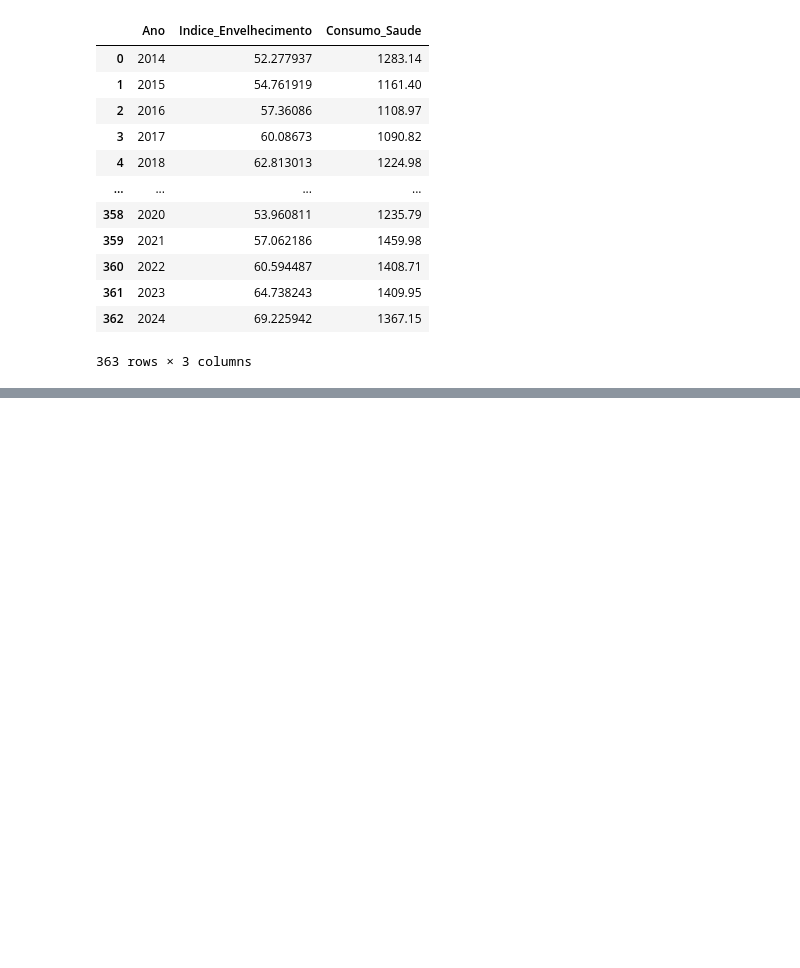
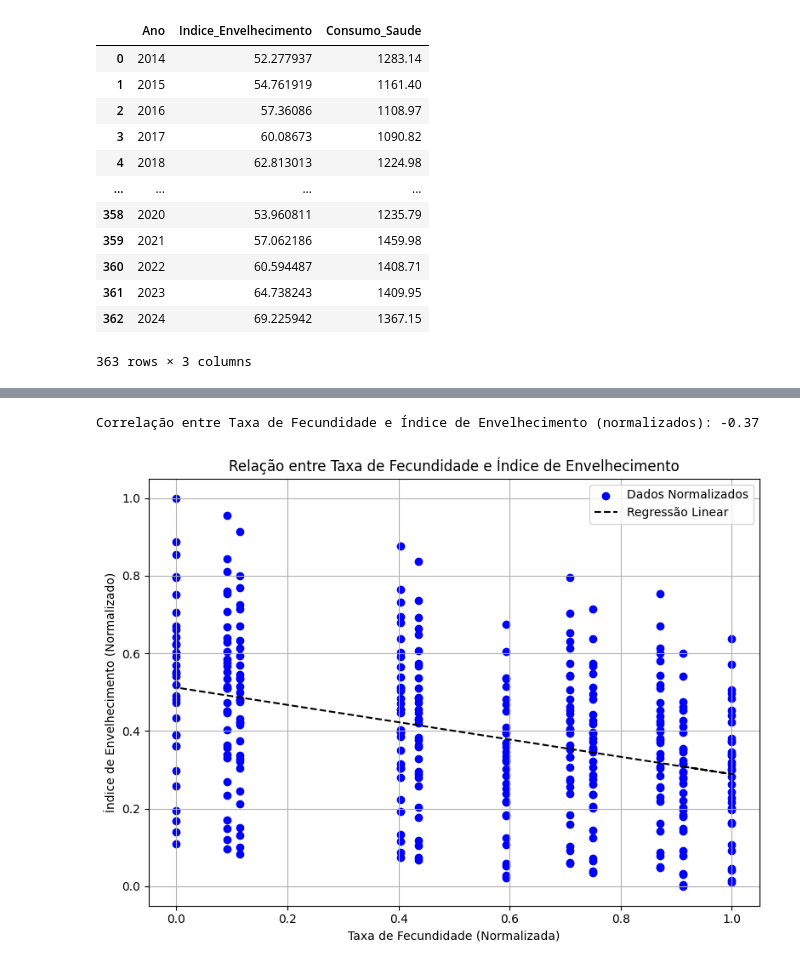
Before and after one commit to gabyxsantos/Economia, a Jupyter notebook: atualizandodf.ipynb, the cells around one changed output, grey strips where cells are left out. Cells and saved outputs as stored; diff of their text form; code cells hidden in the pictures; blank space fills up the shorter version.

```diff
--- a/atualizandodf.ipynb
+++ b/atualizandodf.ipynb
@@ -909,0 +943,7 @@ plt.show()
+# %%
+tx_fecundidade =  tx_fecundidade[(tx_fecundidade["Ano"] > 2013) & (tx_fecundidade["Ano"] < 2025)]
+# %%
+idosos_fecundidade = pop_idosa_brasil.merge(tx_fecundidade, on='Ano')
+idosos_fecundidade = idosos_fecundidade.drop(columns=['index'])
+idosos_fecundidade = idosos_fecundidade.drop(columns=['level_0'])
+idosos_fecundidade
@@ -909,0 +964,39 @@ plt.show()
+# %%
+
+# Converte as colunas para tipo numérico (importante!)
+idosos_fecundidade['Taxa_Fecundidade'] = pd.to_numeric(idosos_fecundidade['Taxa_Fecundidade'], errors='coerce')
+idosos_fecundidade['Indice_Envelhecimento'] = pd.to_numeric(idosos_fecundidade['Indice_Envelhecimento'], errors='coerce')
+
+# Remove possíveis linhas com valores ausentes após conversão
+idosos_fecundidade = idosos_fecundidade.dropna(subset=['Taxa_Fecundidade', 'Indice_Envelhecimento'])
+
+# Normalização manual
+x = idosos_fecundidade['Taxa_Fecundidade']
+y = idosos_fecundidade['Indice_Envelhecimento']
+
+x_norm = (x - x.min()) / (x.max() - x.min())
+y_norm = (y - y.min()) / (y.max() - y.min())
+
+# Correlação
+correlacao = x_norm.corr(y_norm)
+print(f'Correlação entre Taxa de Fecundidade e Índice de Envelhecimento (normalizados): {correlacao:.2f}')
+
+# Regressão linear
+coef = np.polyfit(x_norm, y_norm, 1)
+reta = np.poly1d(coef)
+
+# Plot
+plt.figure(figsize=(8, 6))
+plt.scatter(x_norm, y_norm, color='blue', label='Dados Normalizados')
+plt.plot(x_norm, reta(x_norm), color='black', linestyle='--', label='Regressão Linear')
+
+plt.xlabel('Taxa de Fecundidade (Normalizada)')
+plt.ylabel('Índice de Envelhecimento (Normalizado)')
+plt.title('Relação entre Taxa de Fecundidade e Índice de Envelhecimento')
+plt.legend()
+plt.grid(True)
+plt.tight_layout()
+plt.show()
+# %% [output]
+Correlação entre Taxa de Fecundidade e Índice de Envelhecimento (normalizados): -0.37
+[figure, added]
```
Also changed, not shown: parts of 9 cells of this notebook.
